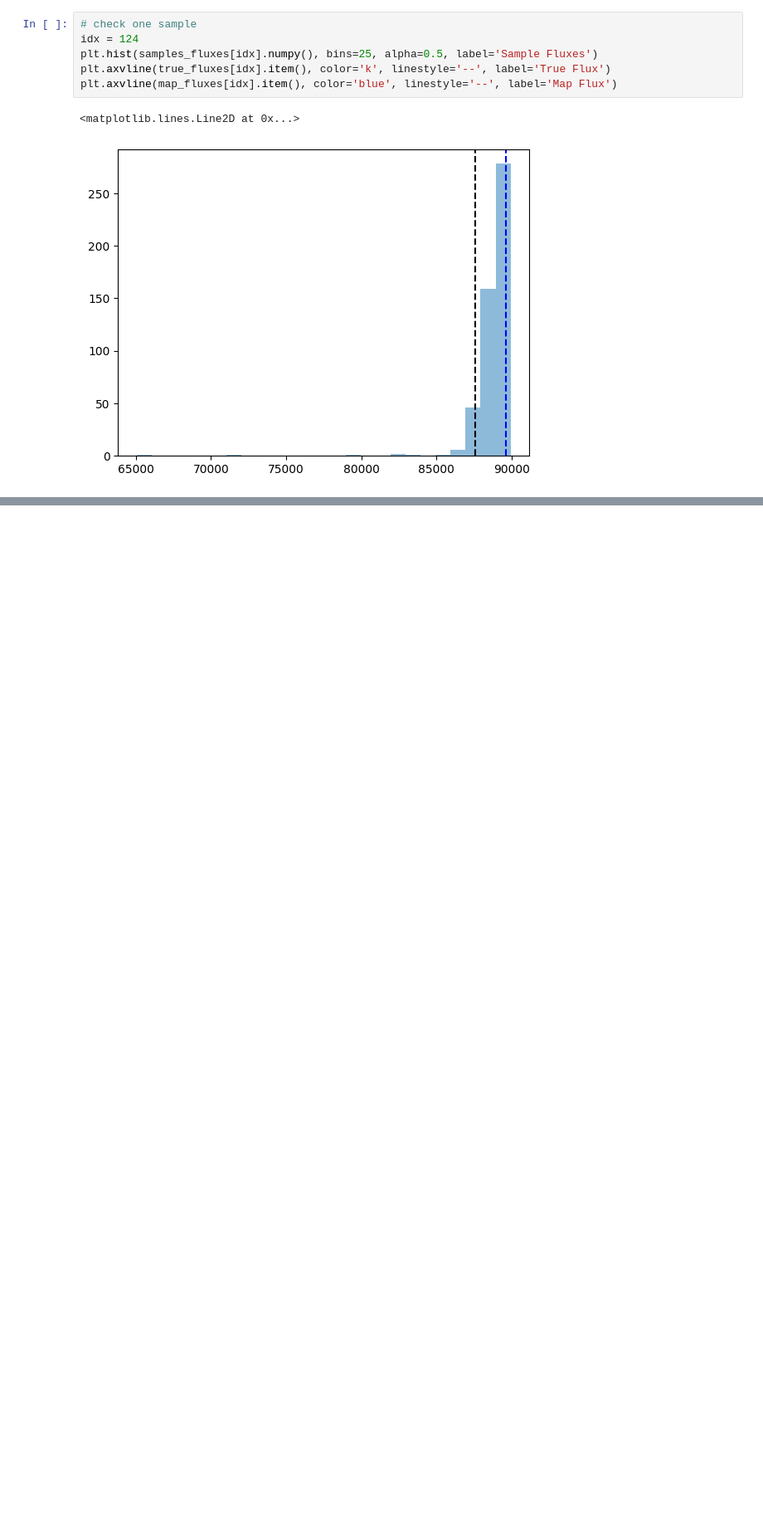
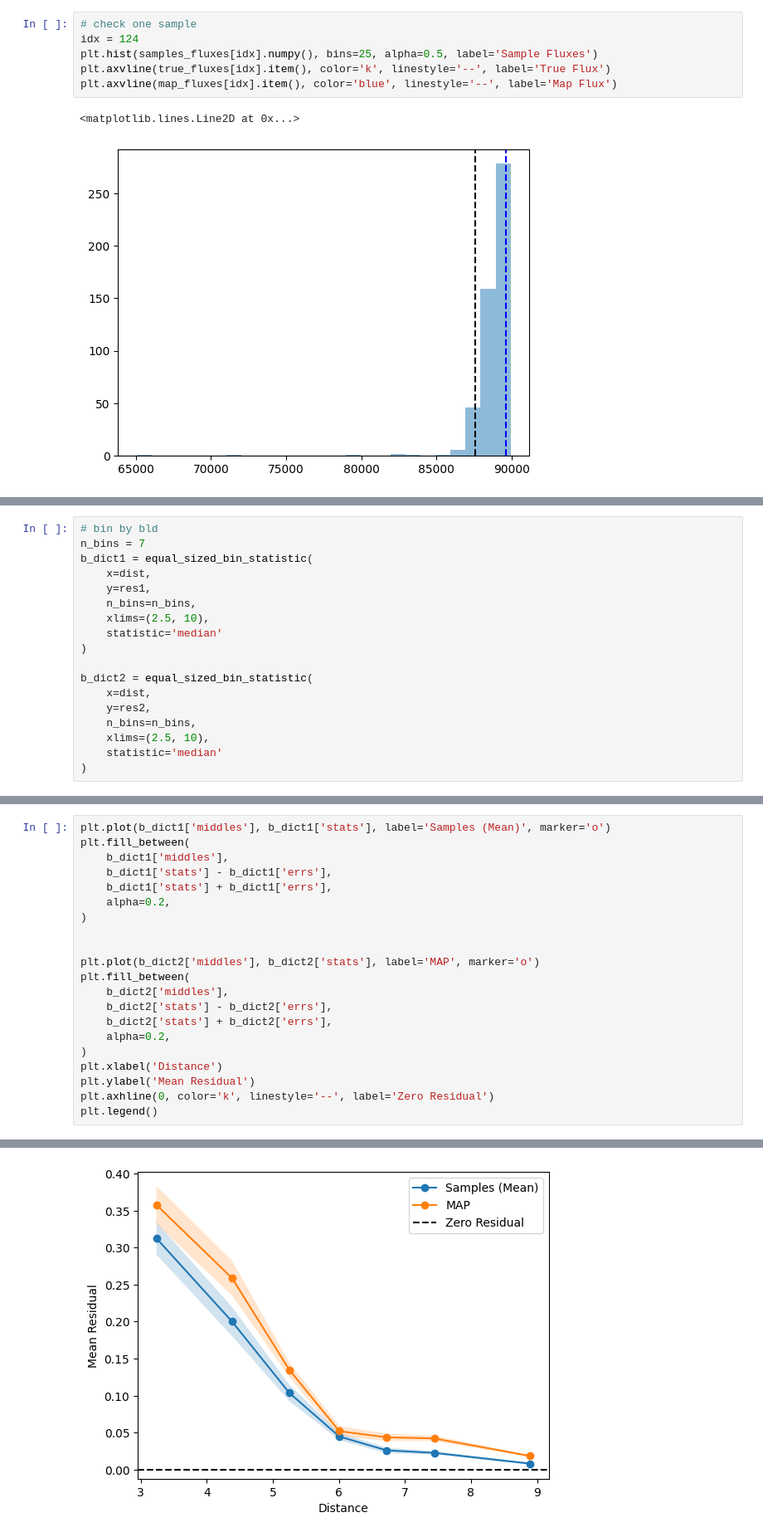
Before and after one commit to ismael-mendoza/bliss, a Jupyter notebook: experiment/notebooks/explore/pair-sim-results1.ipynb, the cells around one changed output, grey strips where cells are left out. Shown at 83% size. Cells and saved outputs as stored; diff of their text form; blank space fills up the shorter version.

Commit message:
results with bootstrap error on median

```diff
--- a/experiment/notebooks/explore/pair-sim-results1.ipynb
+++ b/experiment/notebooks/explore/pair-sim-results1.ipynb
@@ -422,0 +435,18 @@ tensor(2)
+# %%
+# bin by bld
+n_bins = 7
+b_dict1 = equal_sized_bin_statistic(
+    x=dist,
+    y=res1,
+    n_bins=n_bins,
+    xlims=(2.5, 10),
+    statistic='median'
+)
+
+b_dict2 = equal_sized_bin_statistic(
+    x=dist,
+    y=res2,
+    n_bins=n_bins,
+    xlims=(2.5, 10),
+    statistic='median'
+)
@@ -422,0 +460,22 @@ tensor(2)
+# %%
+plt.plot(b_dict1['middles'], b_dict1['stats'], label='Samples (Mean)', marker='o')
+plt.fill_between(
+    b_dict1['middles'],
+    b_dict1['stats'] - b_dict1['errs'],
+    b_dict1['stats'] + b_dict1['errs'],
+    alpha=0.2,
+)
+
+
+plt.plot(b_dict2['middles'], b_dict2['stats'], label='MAP', marker='o')
+plt.fill_between(
+    b_dict2['middles'],
+    b_dict2['stats'] - b_dict2['errs'],
+    b_dict2['stats'] + b_dict2['errs'],
+    alpha=0.2,
+)
+plt.xlabel('Distance')
+plt.ylabel('Mean Residual')
+plt.axhline(0, color='k', linestyle='--', label='Zero Residual')
+plt.legend()
+# %% [output]
@@ -422,0 +483 @@ tensor(2)
+[figure, added]
```
Also changed, not shown: parts of 49 cells of this notebook.
